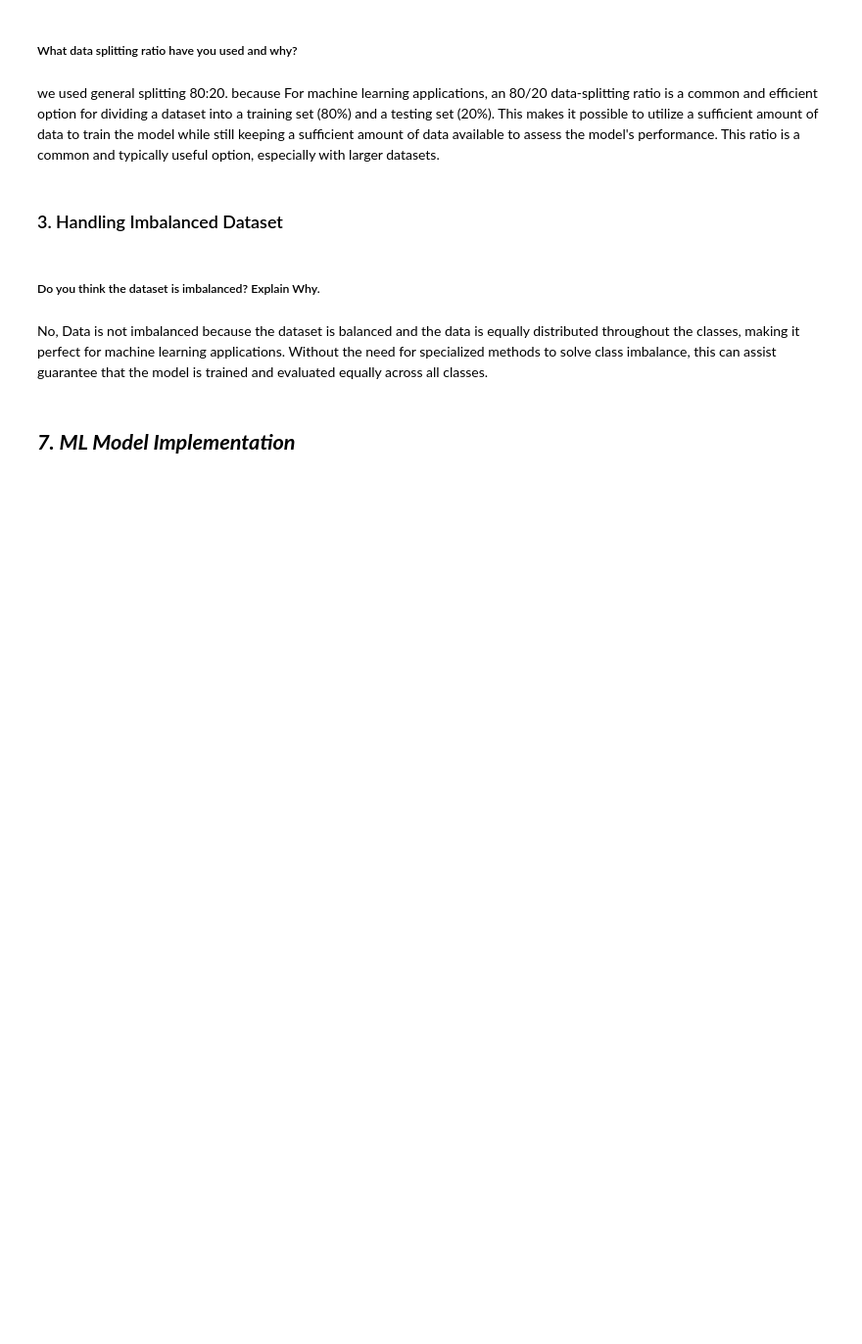
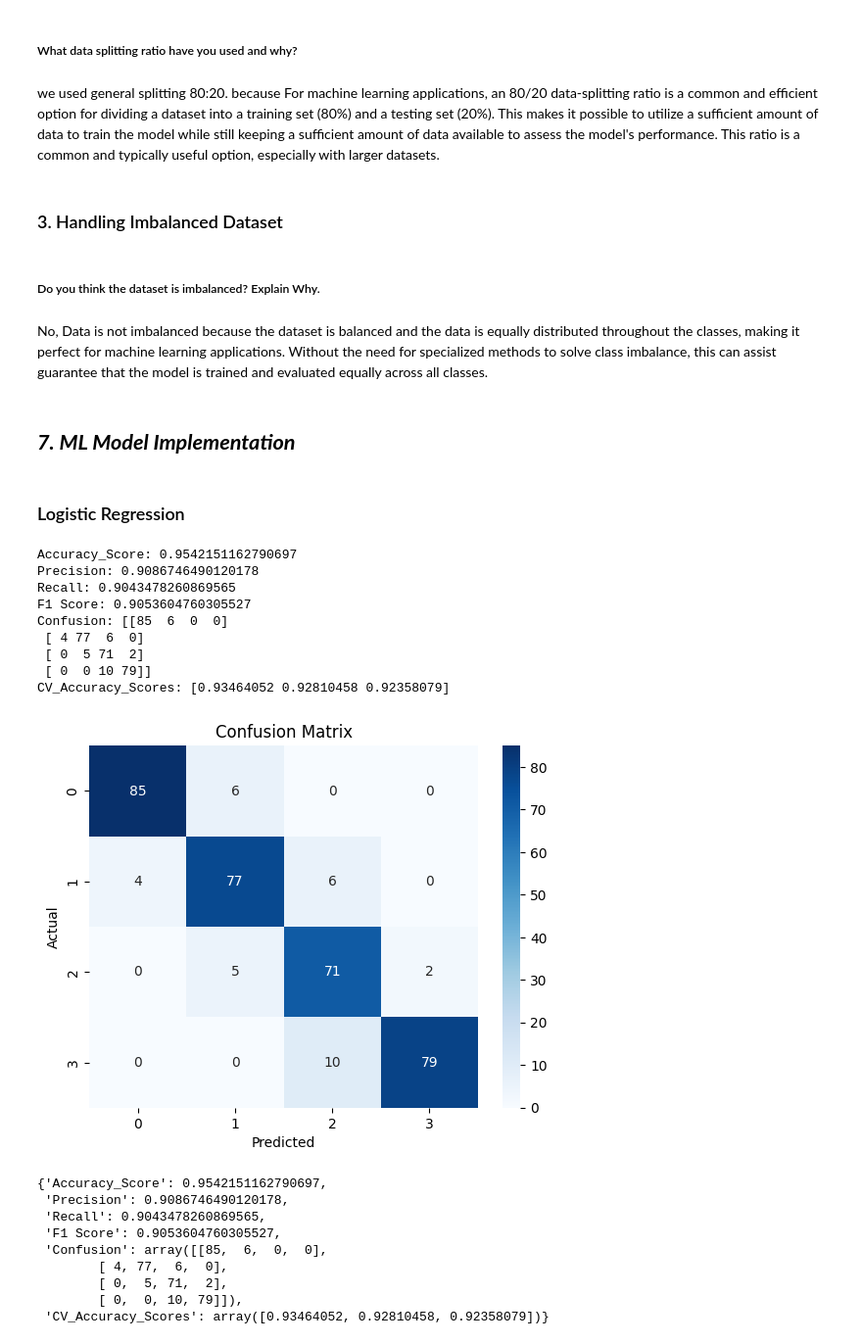
Before and after one commit to waghpallavi/Mobile-Price-Range-Prediction, a Jupyter notebook: Mobile_Price_Range_Prediction.ipynb, the cells around one changed output. Shown at 98% size. Drawn from its saved outputs; the diff is of its cells as text; code cells hidden in the pictures; blank space fills up the shorter version.

```diff
--- a/Mobile_Price_Range_Prediction.ipynb
+++ b/Mobile_Price_Range_Prediction.ipynb
@@ -717,0 +794,30 @@ No, Data is not imbalanced because the dataset is balanced and the data is equal
+# %% [markdown]
+### Logistic Regression
+# %%
+LR = LogisticRegression(fit_intercept=True, max_iter=10000) # we included intercept term by taking fir_intercept as true and allow maximum iteration upto 10000 it help high accuracy
+
+'''C and Penalty both are the regulizer that decide how much the data regularize
+so hear i take general value by which dataset is not going to underfir or overfit and penalty both l1 i.e. Lasso and l2 i.e. Ridge'''
+param_grid = {'C': [0.001, 0.01, 0.1, 1, 10], 'penalty': ['l1', 'l2']}   # for tunning by grid hyperparameter
+
+evaluate(LR, X_train_scaled, X_test_scaled, y_train, y_test, param_grid, cv=3) # implement the function evaluate
+# %% [output]
+Accuracy_Score: 0.9542151162790697
+Precision: 0.9086746490120178
+Recall: 0.9043478260869565
+F1 Score: 0.9053604760305527
+Confusion: [[85  6  0  0]
+ [ 4 77  6  0]
+ [ 0  5 71  2]
+ [ 0  0 10 79]]
+CV_Accuracy_Scores: [0.93464052 0.92810458 0.92358079]
+[figure, added]
+{'Accuracy_Score': 0.9542151162790697,
+ 'Precision': 0.9086746490120178,
+ 'Recall': 0.9043478260869565,
+ 'F1 Score': 0.9053604760305527,
+ 'Confusion': array([[85,  6,  0,  0],
+        [ 4, 77,  6,  0],
+        [ 0,  5, 71,  2],
+        [ 0,  0, 10, 79]]),
+ 'CV_Accuracy_Scores': array([0.93464052, 0.92810458, 0.92358079])}
```
Also changed, not shown: parts of 43 cells of this notebook.
